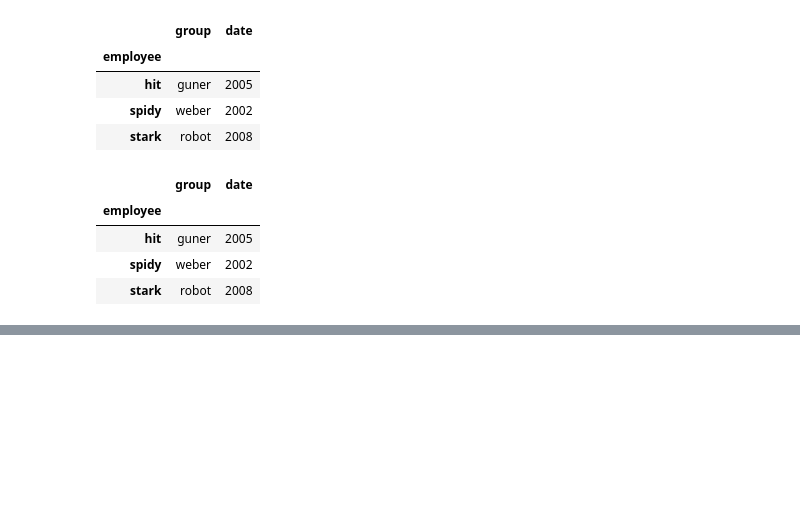
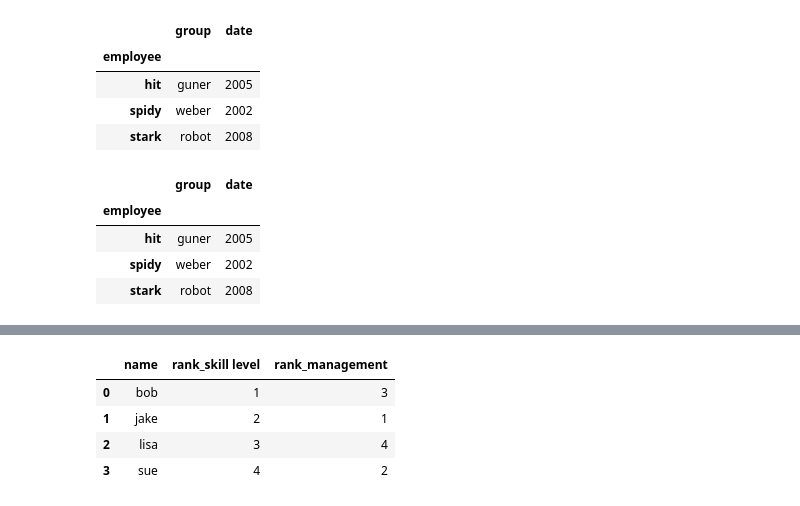
Before and after one commit to priyanshu2411/data-science-handbook-practice, a Jupyter notebook: day 4 practise.ipynb, the cells around one changed output, grey strips where cells are left out. Saved outputs shown, nothing was run; the diff lists cells and outputs as text; code cells hidden in the pictures; blank space fills up the shorter version.

```diff
--- a/day 4 practise.ipynb
+++ b/day 4 practise.ipynb
@@ -157,0 +227,8 @@ df1a.join(df2a)#join method work on index
+# %%
+pd.merge(data3,data4,on='name',suffixes=['_skill level','_management'])
+# %% [output]
+|  | name | rank_skill level | rank_management |
+| 0 | bob | 1 | 3 |
+| 1 | jake | 2 | 1 |
+| 2 | lisa | 3 | 4 |
+| 3 | sue | 4 | 2 |
```
Also changed, not shown: parts of 12 cells of this notebook, 5 other files.
